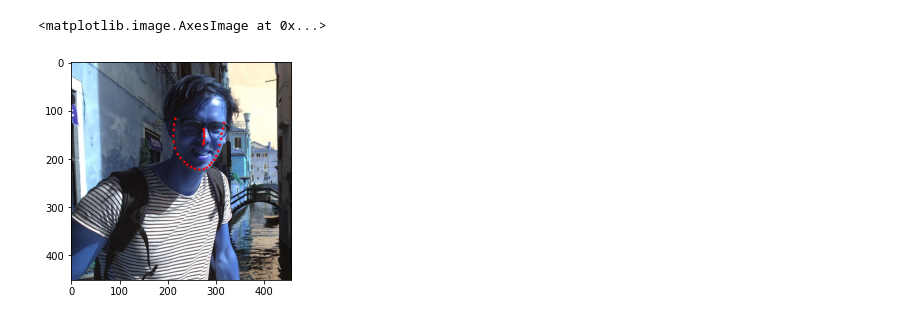
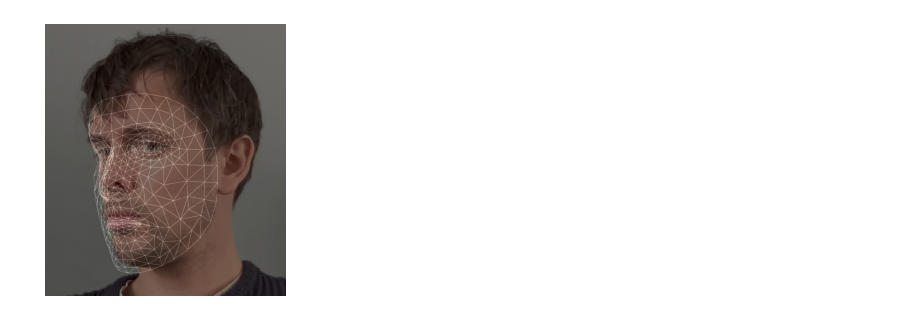
Before and after one commit to SchynsLab/medusa, a Jupyter notebook: sandbox/mediapipe.ipynb, the cells around one changed output. Cells and saved outputs as stored; diff of their text form; code cells hidden in the pictures.

```diff
--- a/sandbox/mediapipe.ipynb
+++ b/sandbox/mediapipe.ipynb
@@ -21,0 +41,10 @@ INFO: Created TensorFlow Lite XNNPACK delegate for CPU.
+# %%
+recon = np.load('../mp.npz')
+v_, f = recon['v'], recon['f']
+mat = recon['mat']
+img = recon['img']
+
+plt.scatter(v_[:, 0], v_[:, 1])
+v = np.c_[v_, np.ones(468)] @ np.linalg.inv(mat).T
+v = v[:, :3]
+plt.scatter(v[:, 0], v[:, 1])
@@ -21,0 +54,43 @@ INFO: Created TensorFlow Lite XNNPACK delegate for CPU.
+# %%
+import os
+os.environ['DISPLAY'] = ':0.0'  # need for deepnet
+
+import trimesh
+import numpy as np
+import matplotlib.pyplot as plt
+from pyrender import Scene, Mesh, OffscreenRenderer
+from pyrender import Node, PerspectiveCamera, DirectionalLight, IntrinsicsCamera
+
+# Create pyrender-compatible mesh
+mesh = trimesh.Trimesh(v_, f)
+mesh_pr = Mesh.from_trimesh(mesh)
+
+# Create scene and add head
+scene = Scene(bg_color=[0, 0, 0], ambient_light=(255, 255, 255))
+head = Node(mesh=mesh_pr)
+scene.add_node(head)
+
+camera = IntrinsicsCamera(fx=img.shape[1], fy=img.shape[0], cx=img.shape[1]//2, cy=img.shape[0]//2,
+                          )
+#print(camera.get_projection_matrix(457, 451))
+#camera= PerspectiveCamera(yfov=np.pi / 2)
+scene.add_node(Node(camera=camera))
+
+# Create spotlight, directly in front of head (so need to translate)
+# Also zoom out in z-direction
+light = DirectionalLight(intensity=10)
+scene.add_node(Node(light=light))
+
+# Create renderer with viewport of the same size as original image
+r = OffscreenRenderer(viewport_width=img.shape[1], viewport_height=img.shape[0])
+color, depth = r.render(scene, flags=8)
+r.delete()
+
+# Plot original (cropped) image and reconstructed head
+plt.figure(figsize=(5,5))
+plt.imshow(img)
+plt.imshow(color, alpha=0.5)
+plt.axis('off')
+plt.show()
+# %% [output]
+[figure, added]
@@ -24,6 +137,8 @@ background = image.copy()
 vidx = [389, 356, 454, 323, 361, 288, 397, 365, 379, 378, 400, 377,  # contour
         152, 148, 176, 149, 150, 136, 172, 58, 132, 93, 234, 127, 162,
         94, 19, 1, 4, 5, 195, 197, 6]
+#vidx = range(468, 478)
+vidx = np.unique(list(mp_face_mesh.FACEMESH_FACE_OVAL))
 for i in vidx:
     lm = results.multi_face_landmarks[0].landmark[i]
     x = int(lm.x * image.shape[0])
@@ -32,6 +147,3 @@ for i in vidx:
     cv2.circle(background, center=(x, y), radius=1, thickness=2, color=(255, 0, 0))
 
 plt.imshow(background)
-# %% [output]
-<matplotlib.image.AxesImage at 0x...>
-[figure, removed]
```
Also changed, not shown: parts of 5 cells of this notebook, 8 other files.
